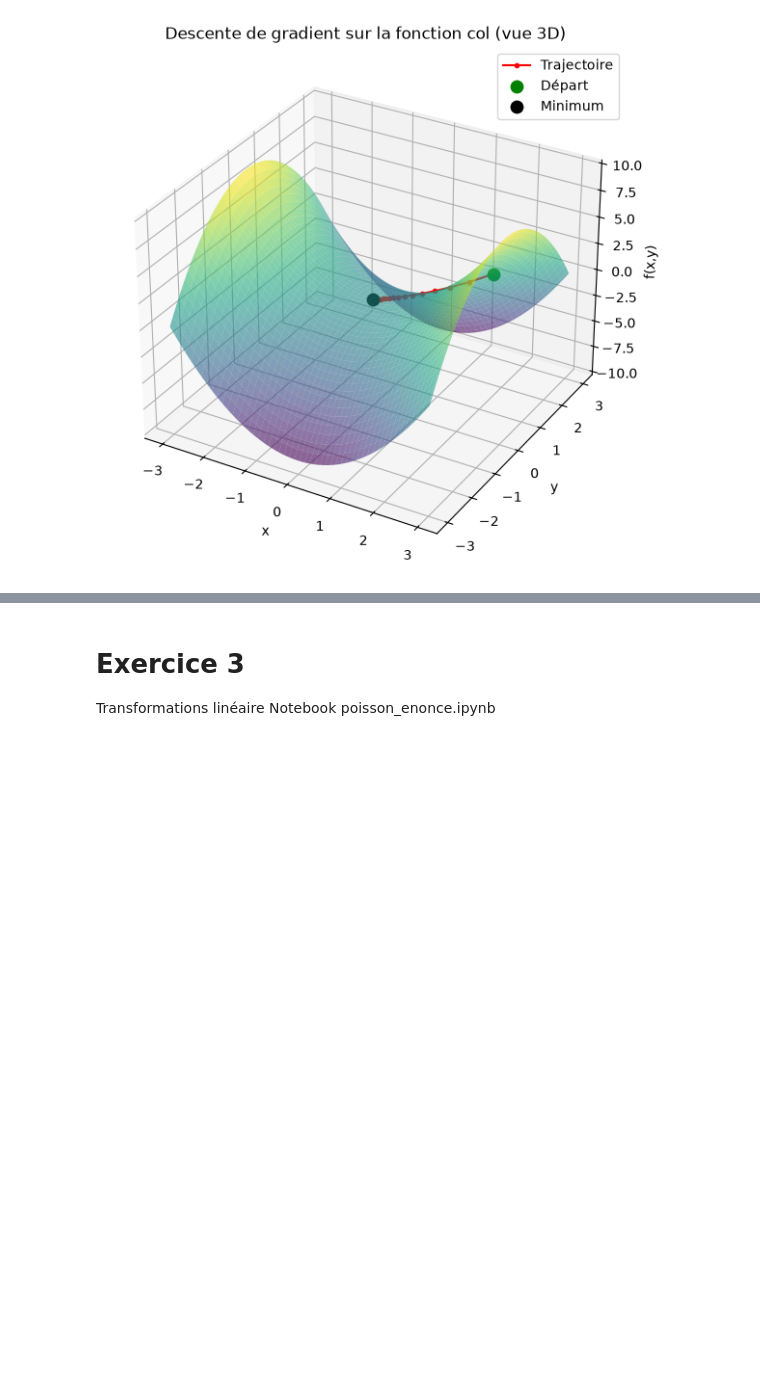
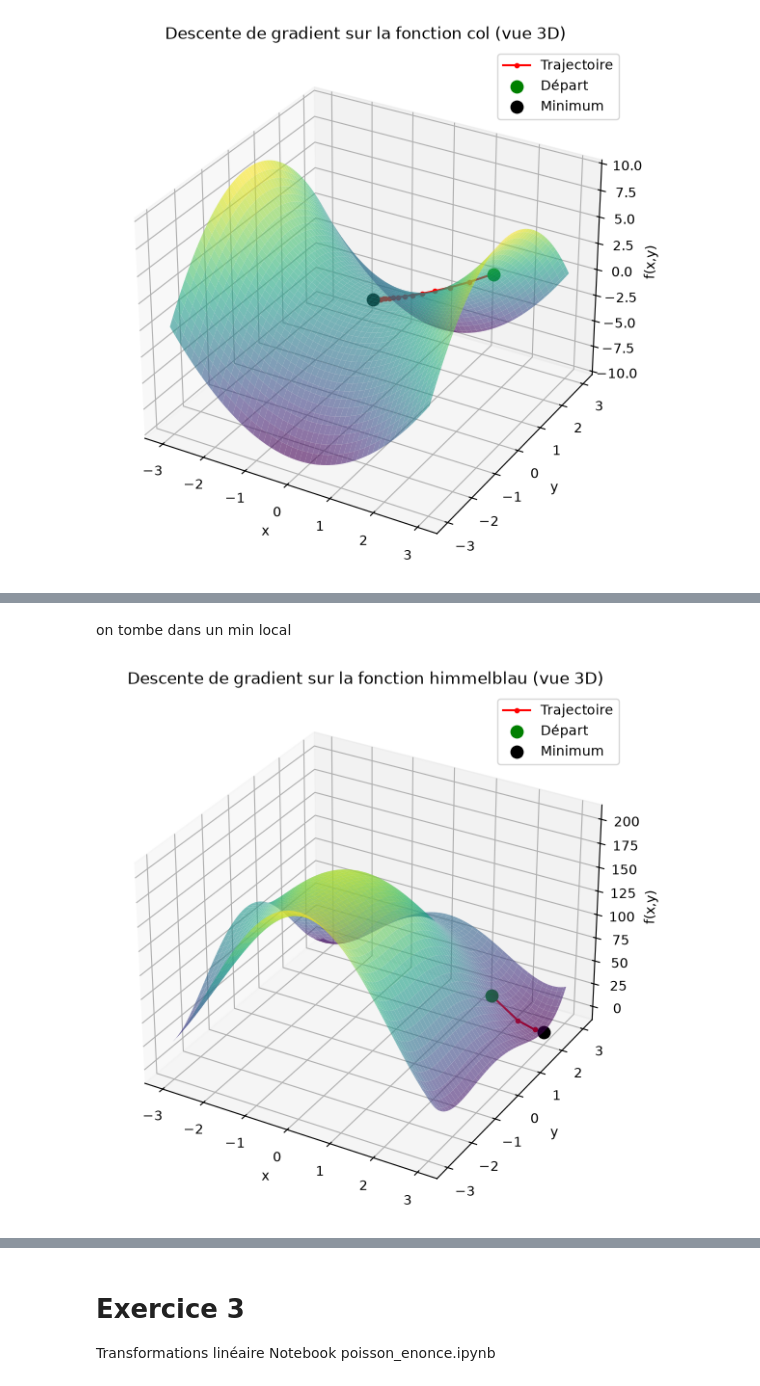
Before and after one commit to louiselgrd3/DM_Pezard, a Jupyter notebook: script/main notebook.ipynb, the cells around one changed output, grey strips where cells are left out. Saved outputs shown, nothing was run; the diff lists cells and outputs as text; code cells hidden in the pictures; blank space fills up the shorter version.

```diff
--- a/script/main notebook.ipynb
+++ b/script/main notebook.ipynb
@@ -159,0 +210,27 @@ Peut importe le nombre d'iterations, le minimum de cette fonction tend vers l'in
+# %% [markdown]
+on tombe dans un min local
+# %%
+from mpl_toolkits.mplot3d import Axes3D
+
+fig = plt.figure(figsize=(10, 7))
+ax = fig.add_subplot(111, projection='3d')
+x_vals = np.linspace(-3, 3, 100)
+y_vals = np.linspace(-3, 3, 100)
+X, Y = np.meshgrid(x_vals, y_vals)
+Z = f_himmelblau(X, Y)
+
+ax.plot_surface(X, Y, Z, cmap='viridis', alpha=0.6)
+
+traj = f_himmelblau(trajectoire[:, 0], trajectoire[:, 1])
+ax.plot(trajectoire[:, 0], trajectoire[:, 1], traj, color='red', marker='o', markersize=3, label="Trajectoire")
+ax.scatter(x0, y0, f_himmelblau(x0, y0), color='green', s=80, label="Départ")
+ax.scatter(x_min, y_min, f_himmelblau(x_min, y_min), color='black', s=80, label="Minimum")
+
+ax.set_xlabel("x")
+ax.set_ylabel("y")
+ax.set_zlabel("f(x,y)")
+ax.set_title("Descente de gradient sur la fonction himmelblau (vue 3D)")
+ax.legend()
+plt.show()
+# %% [output]
+[figure, added]
```
Also changed, not shown: parts of 4 cells of this notebook.
